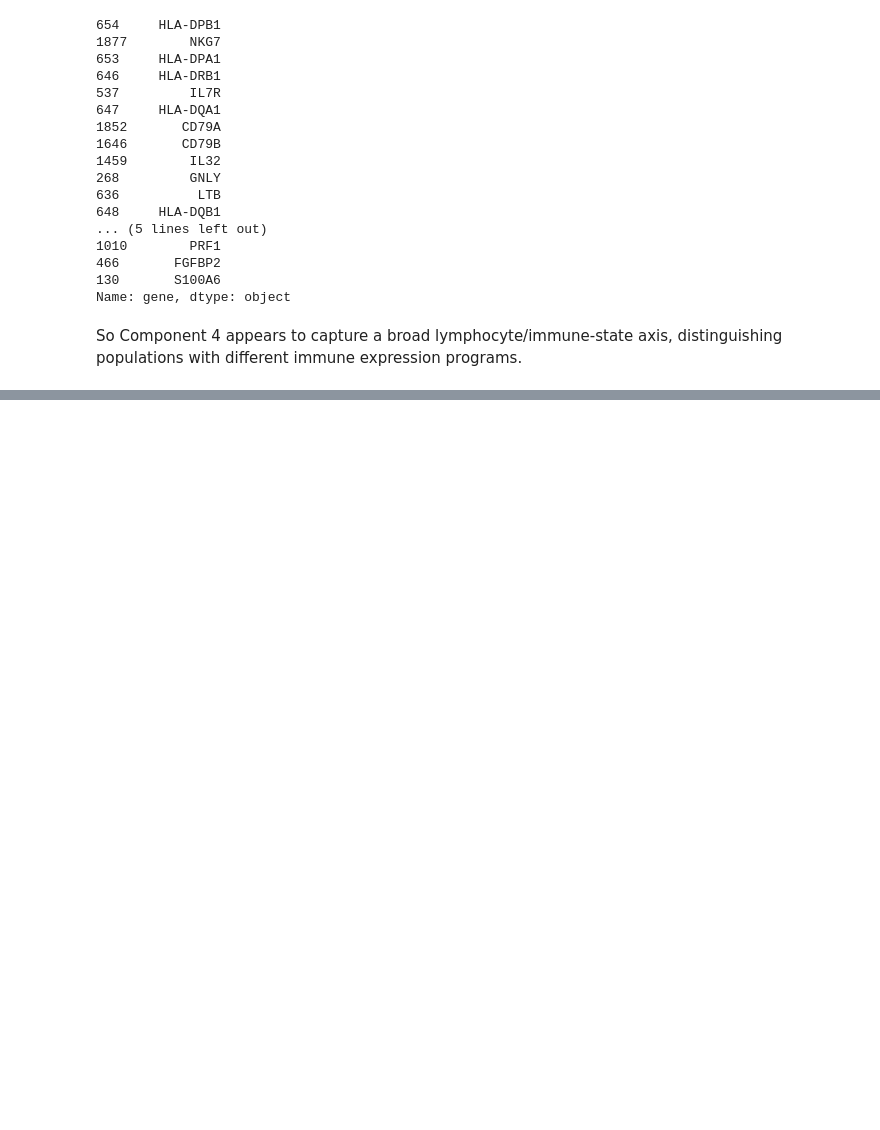
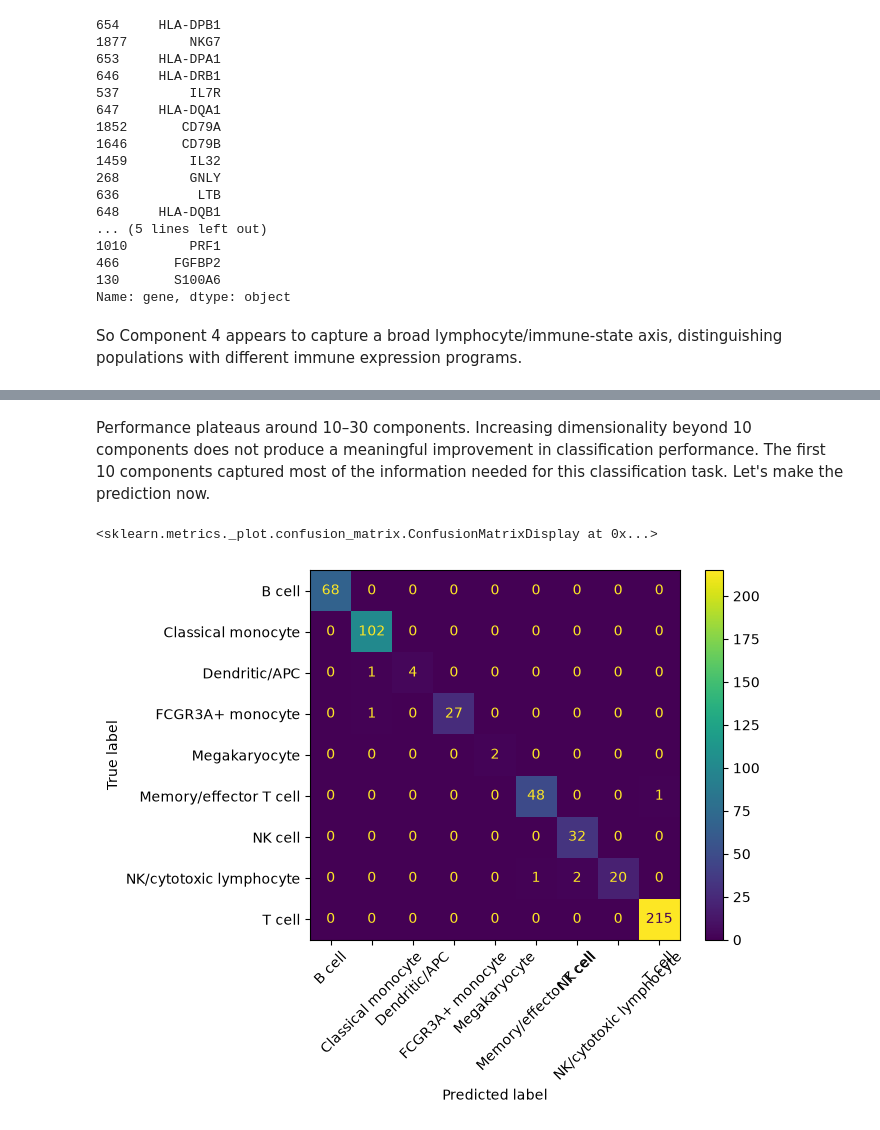
Before and after one commit to yukarachel/sc-RNA-seq-PBMC-3k, a Jupyter notebook: notebooks/03_cell_type_classification.ipynb, the cells around one changed output, grey strips where cells are left out. Drawn from its saved outputs; the diff is of its cells as text; code cells hidden in the pictures; blank space fills up the shorter version.

```diff
--- a/notebooks/03_cell_type_classification.ipynb
+++ b/notebooks/03_cell_type_classification.ipynb
@@ -439,0 +520,31 @@ coef_df
+# %% [markdown]
+Performance plateaus around 10–30 components. Increasing dimensionality beyond 10 components does not produce a meaningful improvement in classification performance. The first 10 components captured most of the information needed for this classification task. Let's make the prediction now.
+# %%
+final_model = Pipeline([
+    ("svd", TruncatedSVD(
+        n_components=10,
+        random_state=42
+    )),
+    ("logreg", LogisticRegression(
+        max_iter=1000
+    ))
+])
+
+final_model.fit(X_train, y_train)
+y_pred = final_model.predict(X_test)
+
+cm = confusion_matrix(
+    y_test, y_pred, labels=final_model.classes_
+)
+
+disp = ConfusionMatrixDisplay(
+    confusion_matrix=cm,
+    display_labels=final_model.classes_
+)
+
+disp.plot(
+    xticks_rotation=45
+)
+# %% [output]
+<sklearn.metrics._plot.confusion_matrix.ConfusionMatrixDisplay at 0x...>
+[figure, added]
```
Also changed, not shown: parts of 25 cells of this notebook, 4 other files.
